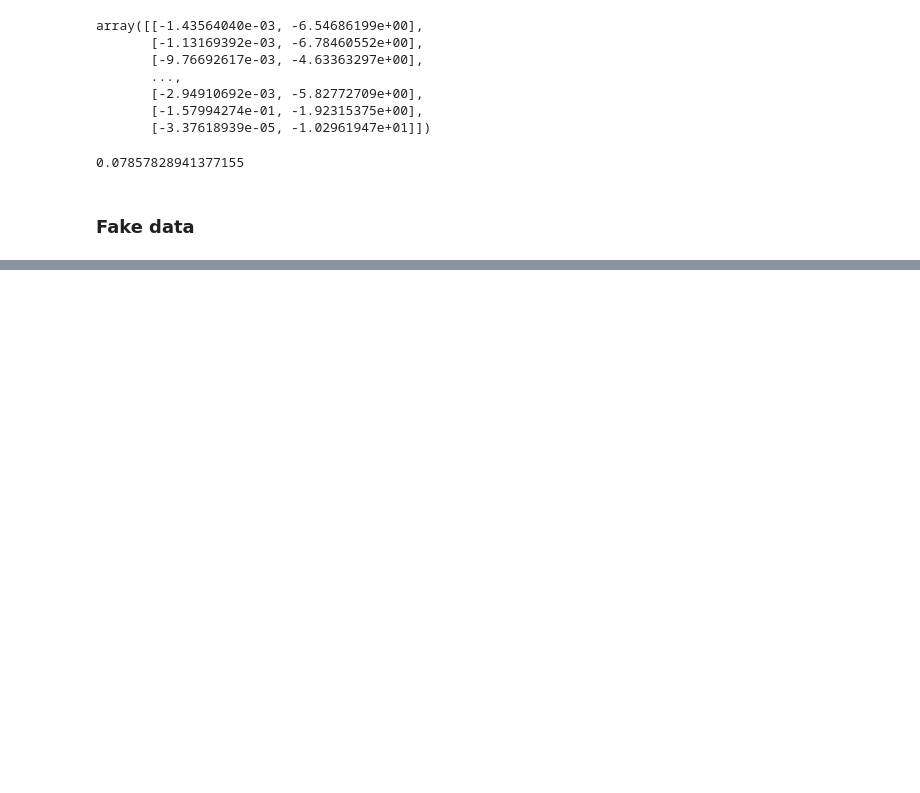
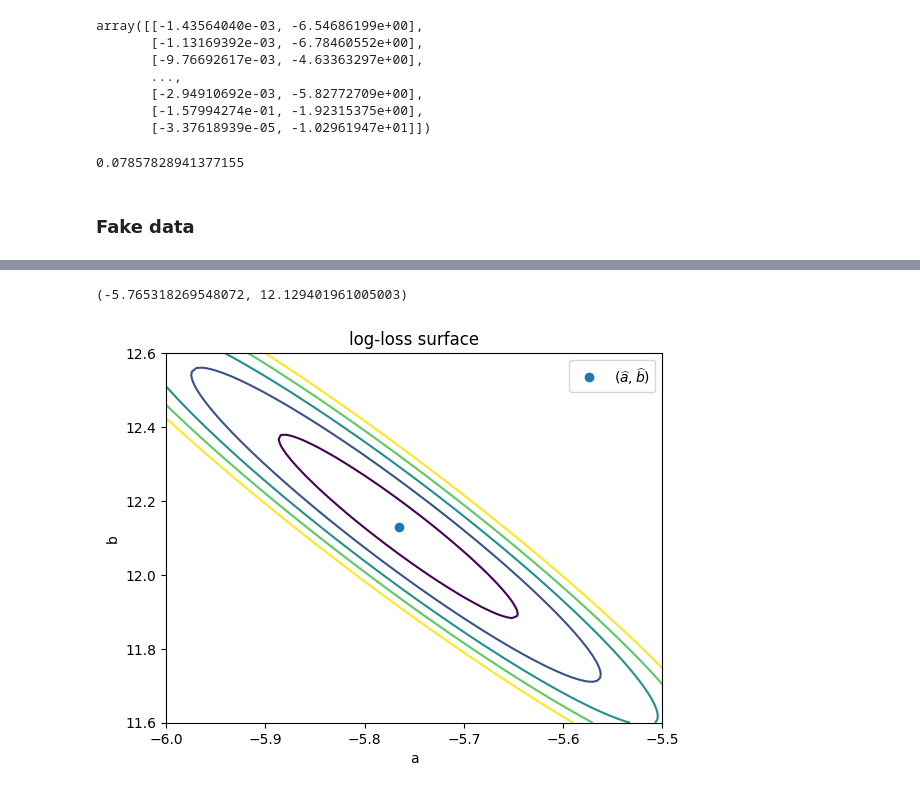
Before and after one commit to mgreenbe/DATA335W2025, a Jupyter notebook: code/logistic_regression.ipynb, the cells around one changed output, grey strips where cells are left out. Saved outputs shown, nothing was run; the diff lists cells and outputs as text; code cells hidden in the pictures; blank space fills up the shorter version.

```diff
--- a/code/logistic_regression.ipynb
+++ b/code/logistic_regression.ipynb
@@ -216,0 +217,34 @@ plt.show()
+# %%
+X = x.reshape(-1, 1)
+model = LogisticRegression(max_iter=10000, tol=0.000001, penalty=None)
+model.fit(X, y)
+ahat, bhat = model.intercept_.item(), model.coef_.item()
+ahat, bhat
+# %% [output]
+(-5.765318269548072, 12.129401961005003)
+# %%
+X = x.reshape(-1, 1, 1)
+Y = y.astype(int).reshape((-1, 1, 1))
+
+a = np.linspace(-6.0, -5.5, 100)
+b = np.linspace(11.6, 12.6, 100)
+A, B = np.meshgrid(a, b)
+P = expit(A + B * X)
+
+# log loss
+loss = -np.mean(Y * np.log(P) + (1 - Y) * np.log(1 - P), axis=0)
+
+plt.contour(
+    A,
+    B,
+    loss,
+    levels=[0.2646, 0.2647, 0.2648, 0.2649, 0.2650],
+)
+plt.plot(ahat, bhat, "o", label="$(\\widehat{{a}}, \\widehat{{b}})$")
+plt.xlabel("a")
+plt.ylabel("b")
+plt.legend()
+plt.title("log-loss surface")
+plt.show()
+# %% [output]
+[figure, added]
```
Also changed, not shown: parts of 23 cells of this notebook, 3 other files.
